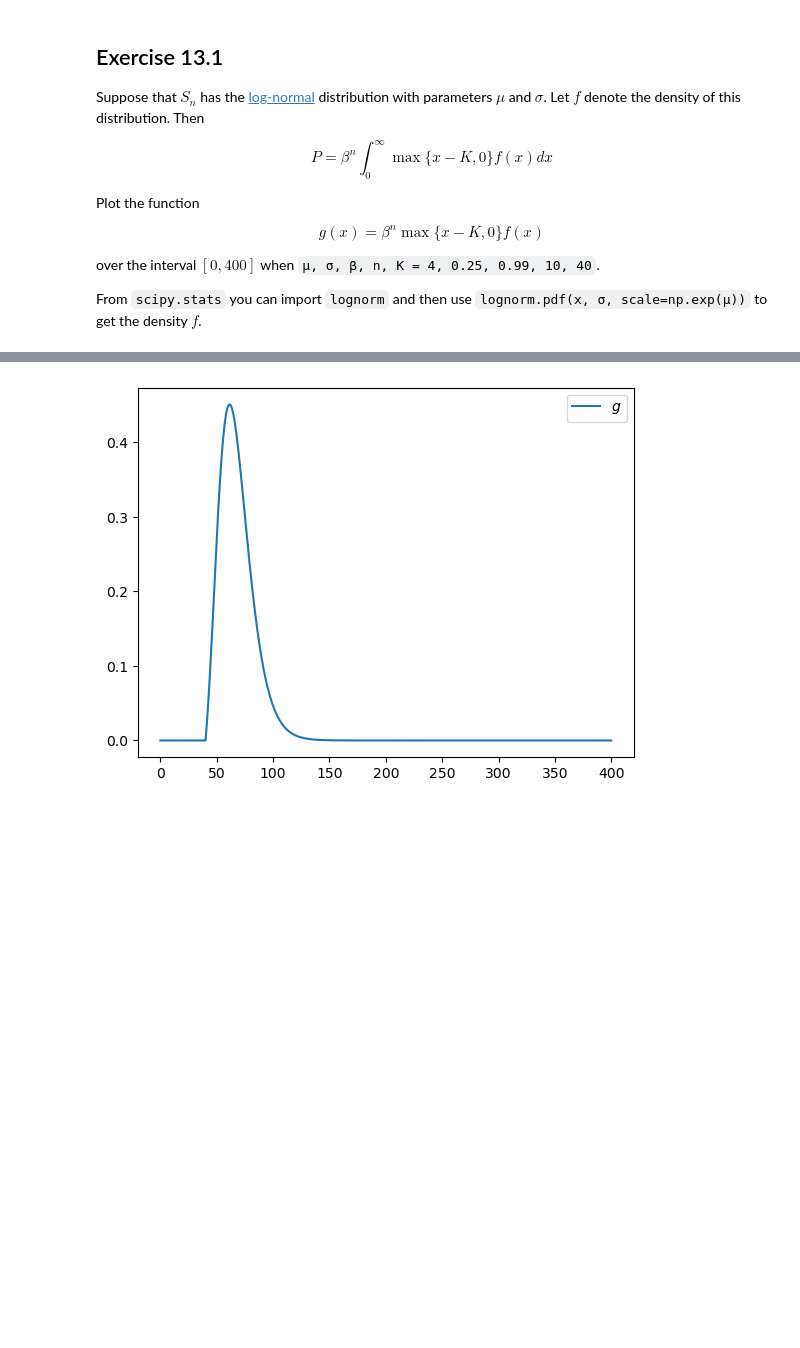
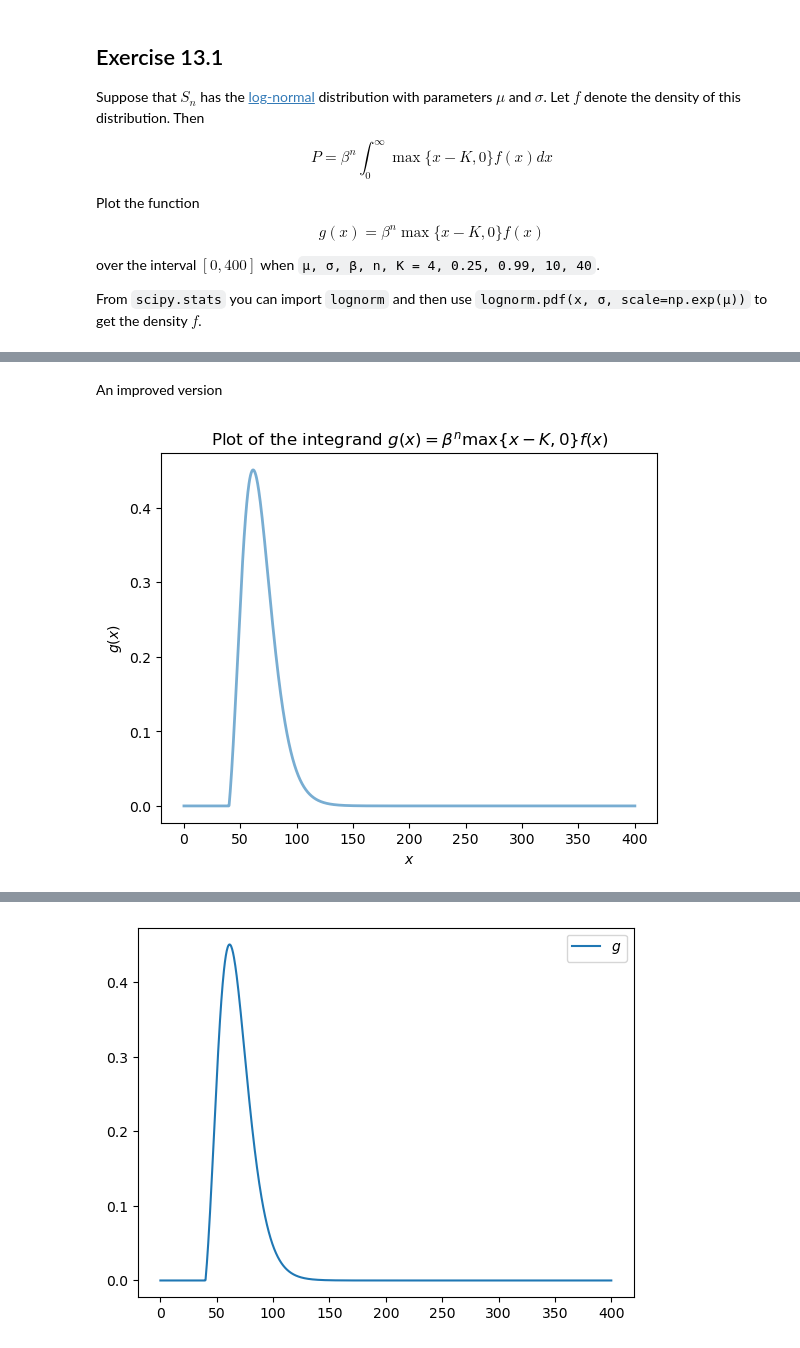
Before and after one commit to LiminMHuang/lecture-python-programming.myst, a Jupyter notebook: lectures/lecture13_scipy.ipynb, the cells around one changed output, grey strips where cells are left out. Drawn from its saved outputs; the diff is of its cells as text; code cells hidden in the pictures; blank space fills up the shorter version.

```diff
--- a/lectures/lecture13_scipy.ipynb
+++ b/lectures/lecture13_scipy.ipynb
@@ -479,0 +494,25 @@ From `scipy.stats` you can import `lognorm` and then use `lognorm.pdf(x, σ, sca
+# %% [markdown]
+An improved version
+# %%
+import numpy as np
+import matplotlib.pyplot as plt
+from scipy.stats import lognorm
+
+x = np.linspace(0, 400, 1200)
+μ, σ, β, n, K = 4, 0.25, 0.99, 10, 40
+
+# Using NumPy vectorisation
+y = β**n * np.maximum(x - K, 0) * lognorm.pdf(x, σ, scale=np.exp(μ))
+
+fig, ax = plt.subplots()
+# label = '$ g(x) = β**n max{x - K, 0}f(x)$'
+ax.plot(x, y, linewidth=2, alpha = 0.6)
+ax.set_xlabel('$x$')
+ax.set_ylabel('$g(x)$')
+# ax.legend()
+title = r'$ g(x) = \beta^n \max\{x - K, 0\} f(x)$'
+ax.set_title(rf'Plot of the integrand {title}')
+
+plt.show()
+# %% [output]
+[figure, added]
```
Also changed, not shown: parts of 18 cells of this notebook, 1 other file.
